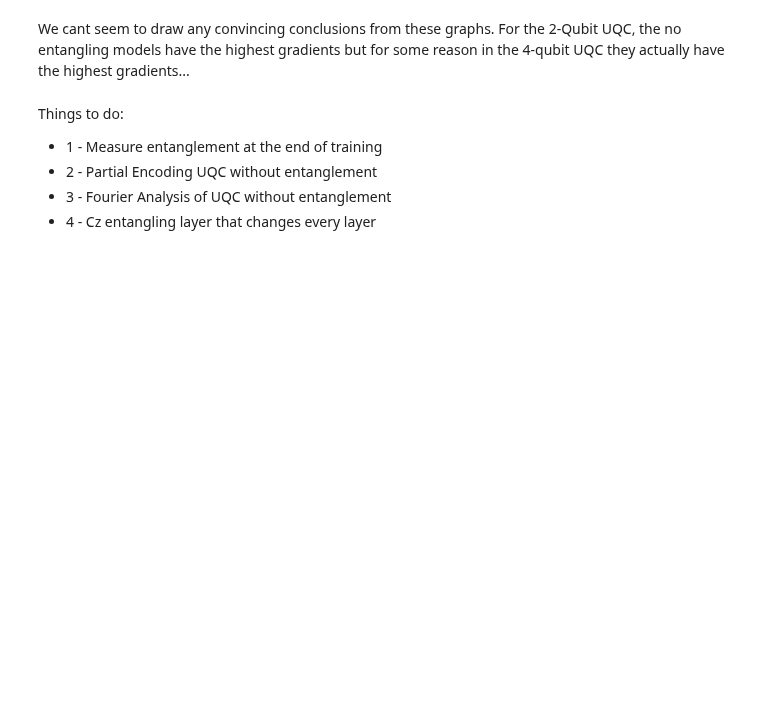
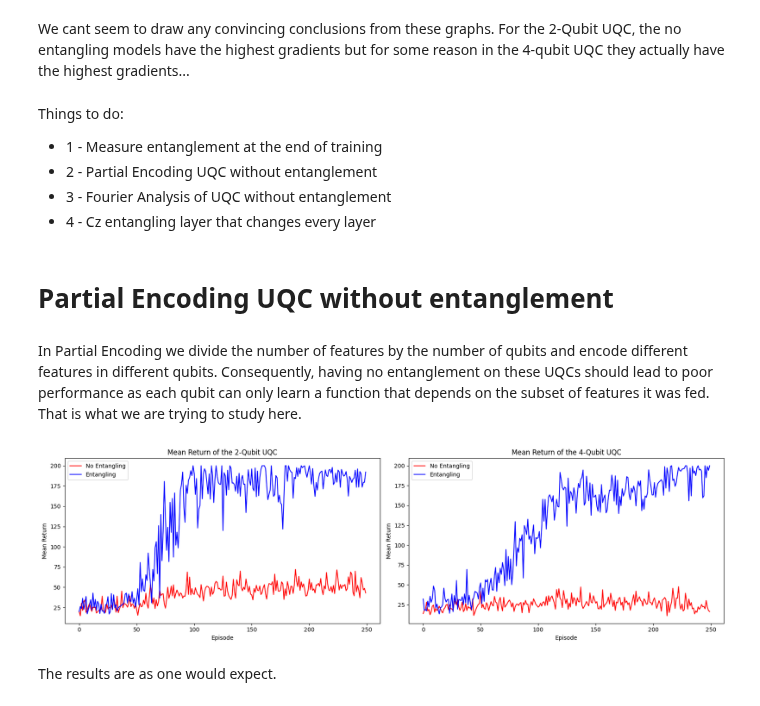
Before and after one commit to RodrigoCoelho7/VQC_Qlearning, a Jupyter notebook: data_analysis/uqc_entanglement.ipynb, the cells around one changed output. Saved outputs shown, nothing was run; the diff lists cells and outputs as text; code cells hidden in the pictures; blank space fills up the shorter version.

Commit message:
studied uqc entanglement

```diff
--- a/data_analysis/uqc_entanglement.ipynb
+++ b/data_analysis/uqc_entanglement.ipynb
@@ -217,3 +217,54 @@ Things to do:
 - 2 - Partial Encoding UQC without entanglement
 - 3 - Fourier Analysis of UQC without entanglement
 - 4 - Cz entangling layer that changes every layer
+# %% [markdown]
+# Partial Encoding UQC without entanglement
+# %% [markdown]
+In Partial Encoding we divide the number of features by the number of qubits and encode different features in different qubits. Consequently, having no entanglement on these UQCs should lead to poor performance as each qubit can only learn a function that depends on the subset of features it was fed. That is what we are trying to study here.
+# %%
+uqc_2qubit_partial_noentangling_path = "../../results/uqc_partial_entanglement/2_qubit_uqc_noentangling_study"
+uqc_2qubit_partial_entangling_path = "../../results/uqc_partial_entanglement/2_qubit_uqc_entangling_study"
+uqc_4qubit_partial_noentangling_path = "../../results/uqc_partial_entanglement/4_qubit_uqc_noentangling_study"
+uqc_4qubit_partial_entangling_path = "../../results/uqc_partial_entanglement/4_qubit_uqc_entangling_study"
+
+uqc_2qubit_partial_noentangling = Analysis(uqc_2qubit_partial_noentangling_path)
+uqc_2qubit_partial_entangling = Analysis(uqc_2qubit_partial_entangling_path)
+uqc_4qubit_partial_noentangling = Analysis(uqc_4qubit_partial_noentangling_path)
+uqc_4qubit_partial_entangling = Analysis(uqc_4qubit_partial_entangling_path)
+# %%
+uqc_2qubit_partial_noentangling_return = uqc_2qubit_partial_noentangling.get_rewards()
+uqc_2qubit_partial_entangling_return = uqc_2qubit_partial_entangling.get_rewards()
+uqc_4qubit_partial_noentangling_return = uqc_4qubit_partial_noentangling.get_rewards()
+uqc_4qubit_partial_entangling_return = uqc_4qubit_partial_entangling.get_rewards()
+
+uqc_2qubit_partial_noentangling_mean_return = np.mean(uqc_2qubit_partial_noentangling_return, axis=0)
+uqc_2qubit_partial_entangling_mean_return = np.mean(uqc_2qubit_partial_entangling_return, axis=0)
+uqc_4qubit_partial_noentangling_mean_return = np.mean(uqc_4qubit_partial_noentangling_return, axis=0)
+uqc_4qubit_partial_entangling_mean_return = np.mean(uqc_4qubit_partial_entangling_return, axis=0)
+
+uqc_2qubit_partial_noentangling_std_return = np.std(uqc_2qubit_partial_noentangling_return, axis=0)
+uqc_2qubit_partial_entangling_std_return = np.std(uqc_2qubit_partial_entangling_return, axis=0)
+uqc_4qubit_partial_noentangling_std_return = np.std(uqc_4qubit_partial_noentangling_return, axis=0)
+uqc_4qubit_partial_entangling_std_return = np.std(uqc_4qubit_partial_entangling_return, axis=0)
+# %%
+fig, axs = plt.subplots(1, 2, figsize=(17, 5), tight_layout = True)
+
+axs[0].plot(uqc_2qubit_partial_noentangling_mean_return, color = "red", label="No Entangling")
+axs[0].plot(uqc_2qubit_partial_entangling_mean_return, color = "blue", label="Entangling")
+axs[0].legend()
+axs[0].set_xlabel("Episode")
+axs[0].set_ylabel("Mean Return")
+axs[0].set_title("Mean Return of the 2-Qubit UQC")
+
+axs[1].plot(uqc_4qubit_partial_noentangling_mean_return, color = "red", label="No Entangling")
+axs[1].plot(uqc_4qubit_partial_entangling_mean_return, color = "blue", label="Entangling")
+axs[1].legend()
+axs[1].set_xlabel("Episode")
+axs[1].set_ylabel("Mean Return")
+axs[1].set_title("Mean Return of the 4-Qubit UQC")
+
+plt.show()
+# %% [output]
+[figure, added]
+# %% [markdown]
+The results are as one would expect.
```
Also changed, not shown: 1 other file.
